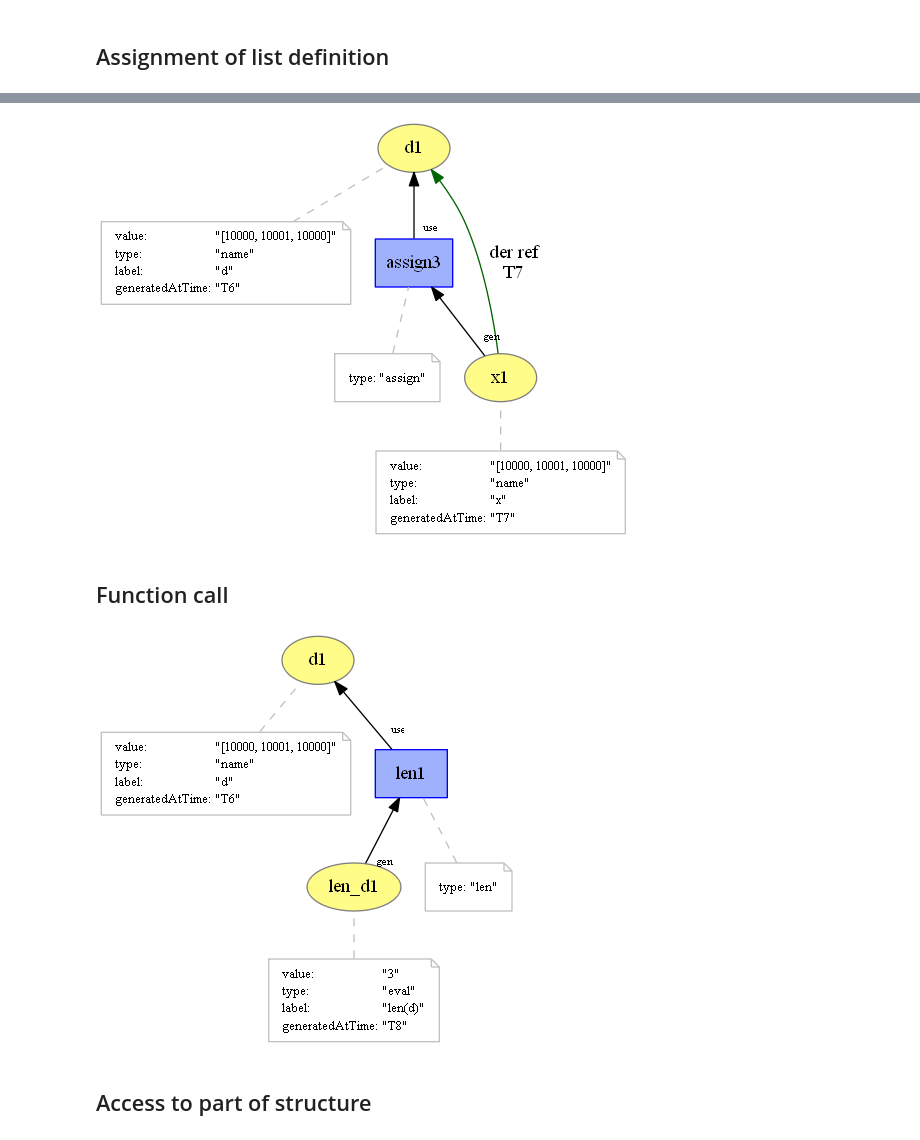
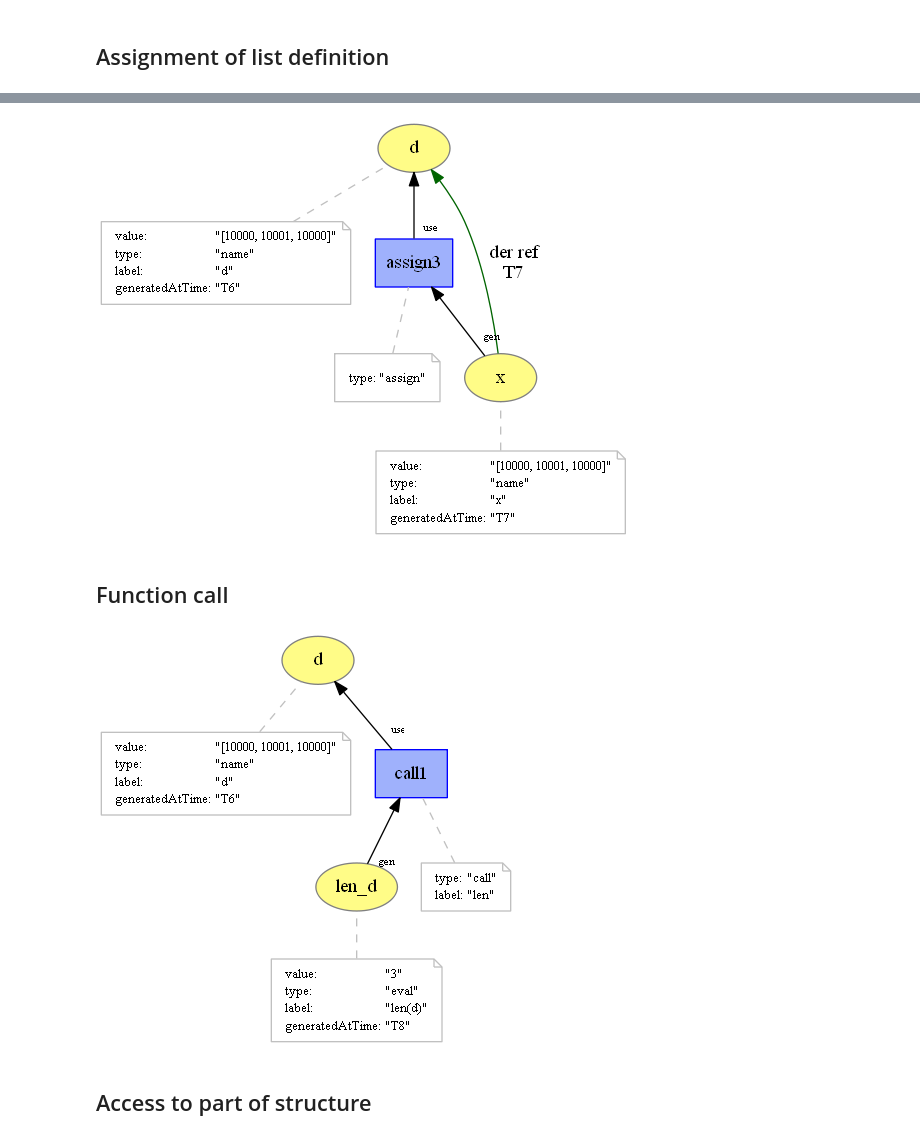
Before and after one commit to dew-uff/versioned-prov, a Jupyter notebook: notebooks/[Versioned-PROV] Mapping.ipynb, the cells around one changed output, grey strips where cells are left out. Saved outputs shown, nothing was run; the diff lists cells and outputs as text; code cells hidden in the pictures.

```diff
--- a/notebooks/[Versioned-PROV] Mapping.ipynb
+++ b/notebooks/[Versioned-PROV] Mapping.ipynb
@@ -87,32 +87,32 @@ referenceDerivedFrom(d1, list1, assign2, g7, u7, T6)
 # %%
 %%provn -o ../versioned_prov/list_assign2 -e png svg pdf provn
 // old entities from previous figure
-entity(d1, [value="[10000, 10001, 10000]", type="name", label="d", generatedAtTime="T6"])
+entity(d, [value="[10000, 10001, 10000]", type="name", label="d", generatedAtTime="T6"])
 
 // new entities
-entity(x1, [value="[10000, 10001, 10000]", type="name", label="x", generatedAtTime="T7"])
+entity(x, [value="[10000, 10001, 10000]", type="name", label="x", generatedAtTime="T7"])
 
 activity(assign3, [type="assign"])
-used(u8; assign3, d1, -)
-wasGeneratedBy(g8; x1, assign3, -)
-referenceDerivedFrom(x1, d1, assign3, g8, u8, T7)
+used(u8; assign3, d, -)
+wasGeneratedBy(g8; x, assign3, -)
+referenceDerivedFrom(x, d, assign3, g8, u8, T7)
 # %% [output]
-[figure, old version]
+[figure, new version]
 # %% [markdown]
 ## Function call
 # %%
 %%provn -o ../versioned_prov/call -e png svg pdf provn
 // previous
-entity(d1, [value="[10000, 10001, 10000]", type="name", label="d", generatedAtTime="T6"])
+entity(d, [value="[10000, 10001, 10000]", type="name", label="d", generatedAtTime="T6"])
 
 // new
-entity(len_d1, [value="3", type="eval", label="len(d)", generatedAtTime="T8"])
+entity(len_d, [value="3", type="eval", label="len(d)", generatedAtTime="T8"])
 
-activity(len1, [type="len"])
-used(len1, d1, -)
-wasGeneratedBy(len_d1, len1, -)
+activity(call1, [type="call", label="len"])
+used(call1, d, -)
+wasGeneratedBy(len_d, call1, -)
 # %% [output]
-[figure, old version]
+[figure, new version]
 # %% [markdown]
 ## Access to part of structure
 # %%
```
Also changed, not shown: parts of 8 cells of this notebook, 51 other files.
